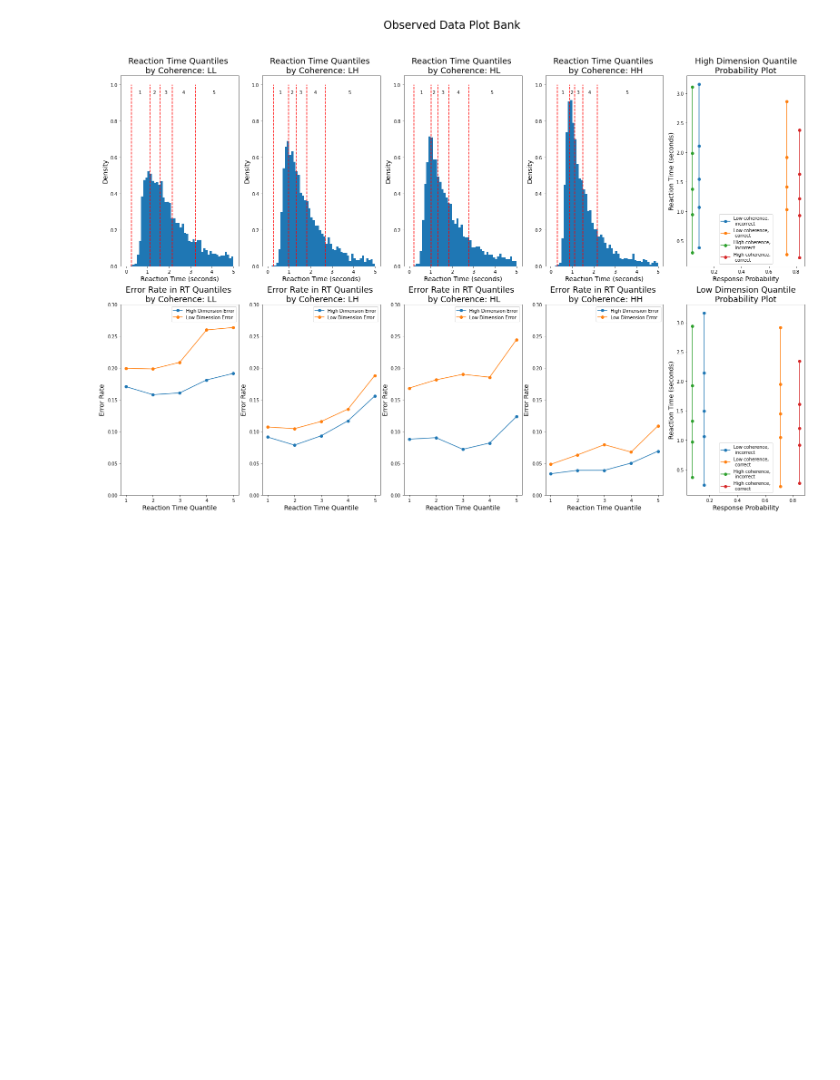
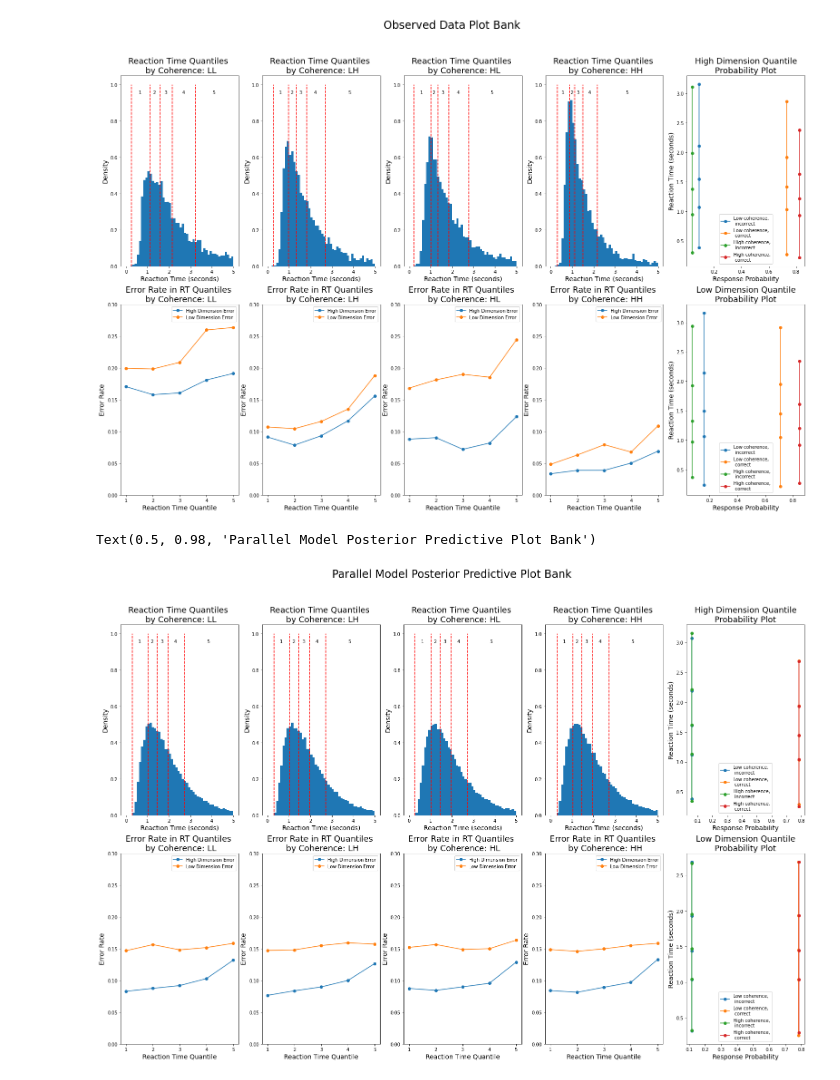
Before and after one commit to AlexanderFengler/hierarchical_decision_making, a Jupyter notebook: create_plot_bank.ipynb, the cells around one changed output. Saved outputs shown, nothing was run; the diff lists cells and outputs as text; code cells hidden in the pictures; blank space fills up the shorter version.

```diff
--- a/create_plot_bank.ipynb
+++ b/create_plot_bank.ipynb
@@ -17,3 +13,6 @@ sequential = pd.read_pickle("~/seq2_all_true_p_0")
+# %%
+parallel = load_posterior_predictive("ddm_par2_no_bias")
+tradeoff = load_posterior_predictive("ddm_mic2_adj_no_bias",0,1,0)
 # %% [markdown]
 # Create plot bank
 # %%
@@ -23,5 +22,10 @@ plt.suptitle('Observed Data Plot Bank', fontsize=24)
 # %% [output]
 Text(0.5, 0.98, 'Observed Data Plot Bank')
 [figure]
-# %%
-parallel = hddm.load("data/param_recov/ddm_par2_no_bias/model_ddm_par2_no_bias_observed_task_0_coh_0_group_0_chain_0_uuid_c6e3fc74ffa511eca299e67617aa7a5b.pickle")
+# %%
+plt.figure(figsize=(27,17))
+all_plots(parallel)
+plt.suptitle('Parallel Model Posterior Predictive Plot Bank', fontsize=24)
+# %% [output]
+Text(0.5, 0.98, 'Parallel Model Posterior Predictive Plot Bank')
+[figure, added]
```
Also changed, not shown: parts of 2 cells of this notebook, 4 other files.
